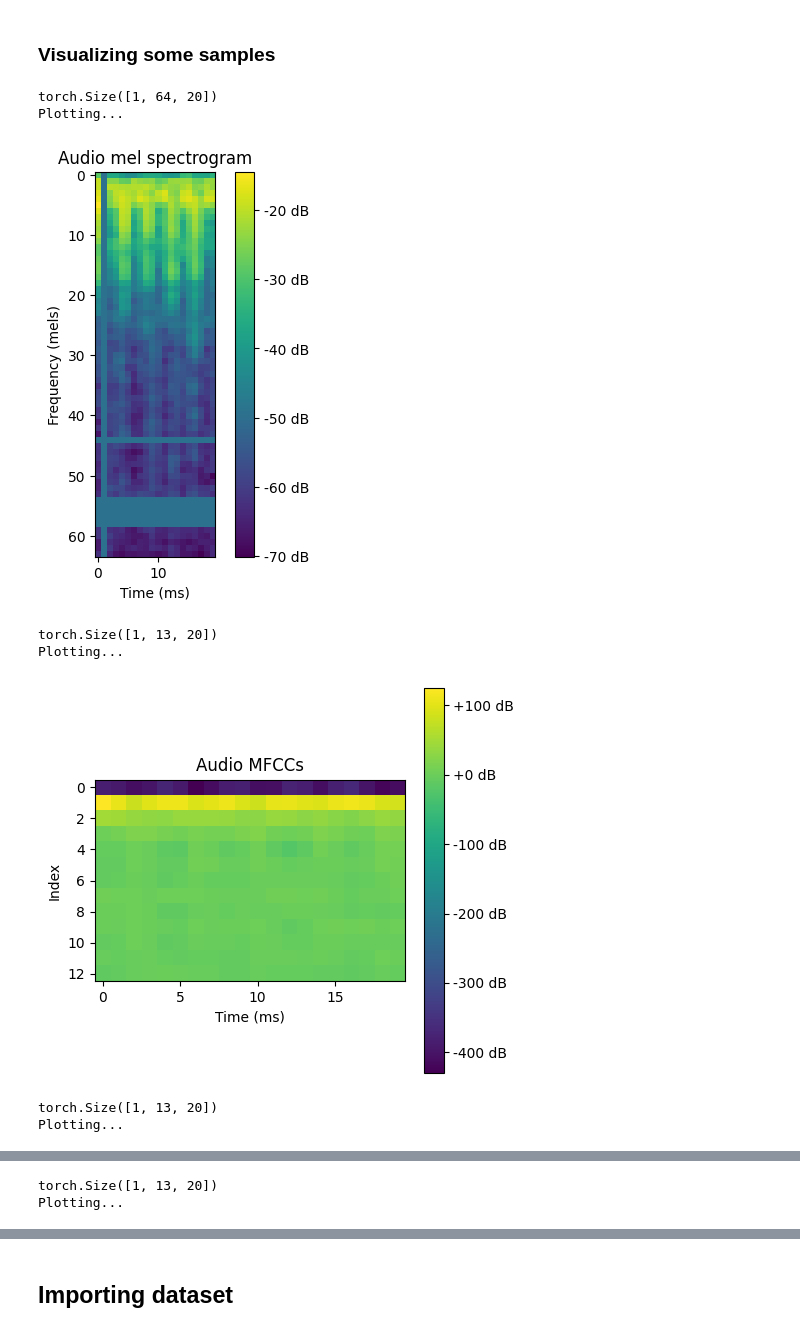
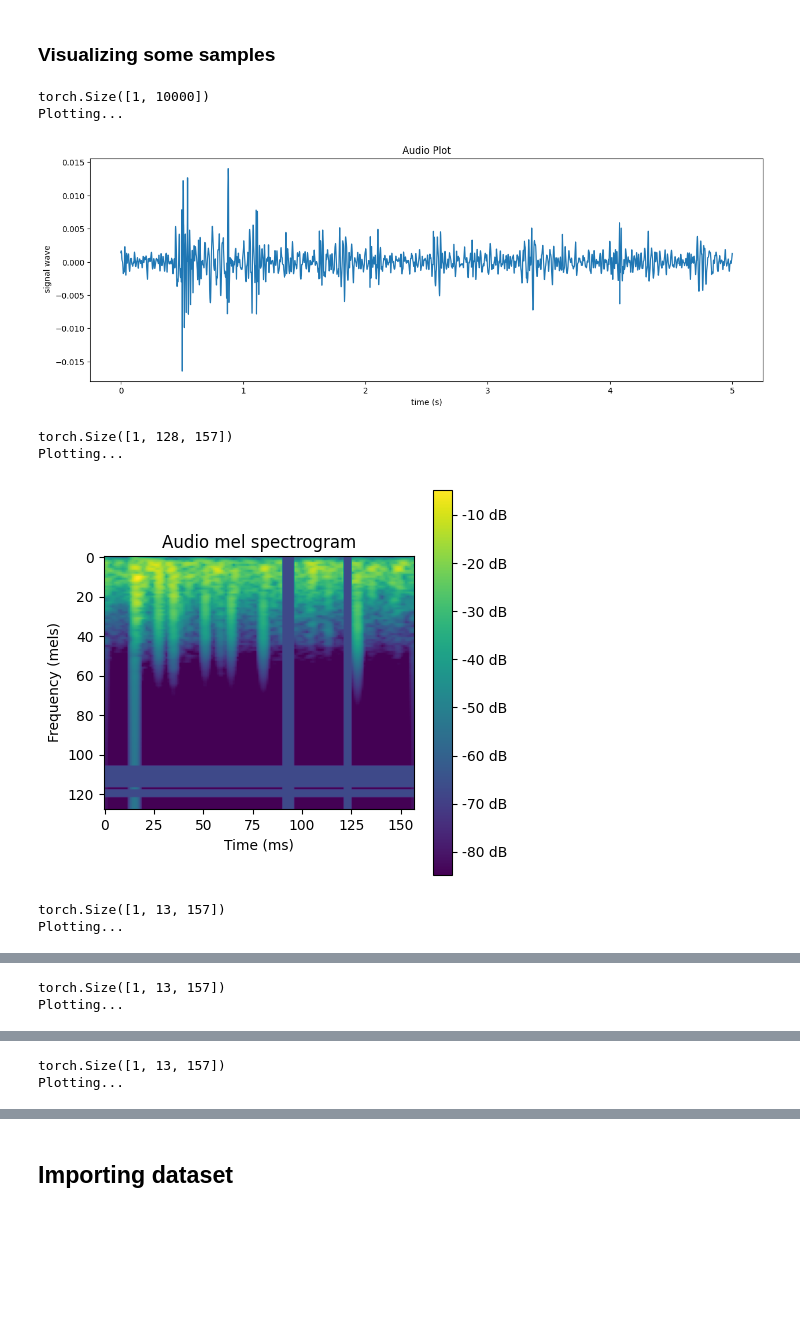
Before and after one commit to iTzAymen/PCG_Classification, a Jupyter notebook: main.ipynb, the cells around one changed output, grey strips where cells are left out. Saved outputs shown, nothing was run; the diff lists cells and outputs as text; code cells hidden in the pictures; blank space fills up the shorter version.

Commit message:
added more metrics and data visualization + some helper functions

```diff
--- a/main.ipynb
+++ b/main.ipynb
@@ -92,7 +106,7 @@ class AudioUtil():
         print('Plotting...')
 
         plt.figure(figsize=(15, 5))
-        plt.plot(time, sig[channel - 1])
+        plt.plot(time, sig.cpu()[channel - 1])
         plt.title('Audio Plot')
         plt.ylabel(' signal wave')
         plt.xlabel('time (s)')
@@ -158,7 +172,7 @@ class AudioUtil():
         sig, sr = aud
 
         if(sr == newsr):
-            return
+            return((sig, sr))
 
         # print('Resampling to ' + str(newsr))
 
@@ -171,6 +185,20 @@ class AudioUtil():
             resig = torch.cat([resig, retwo])
 
         return((resig, newsr))
+
+    @staticmethod
+    def butterworth_filter(aud, low_cutoff_freq=15, high_cutoff_freq=900, order=3):
+        sig, sr = aud
+
+        nyq = 0.5 * sr
+        low = low_cutoff_freq / nyq
+        high = high_cutoff_freq / nyq
+
+        b, a = scipy.signal.butter(order, [low, high], 'bandpass', analog=False)
+        filtered_sig = scipy.signal.filtfilt(b, a, sig, axis=1)
+        filtered_sig = torch.Tensor(filtered_sig.copy()).to(device)
+
+        return ((filtered_sig, sr))
 
     @staticmethod
     def pad_trunc(aud, max_ms):
@@ -255,10 +283,21 @@ class AudioUtil():
         return (delta_mfcc, delta2_mfcc)
 
     @staticmethod
+    def preprocess_audio_only(audio_dir):
+        aud = AudioUtil.open(audio_dir)
+        aud = AudioUtil.rechannel(aud, N_CHANNELS)
+        aud = AudioUtil.resample(aud, SAMPLING_RATE)
+        aud = AudioUtil.pad_trunc(aud, MAX_AUDIO_LENGTH)
+        aud = AudioUtil.time_shift(aud, SHIFT_PCT)
+        aud = AudioUtil.pitch_shift(aud, SHIFT_PCT)
+        sig, sr = aud
+        return sig
+    @staticmethod
     def preprocess_audio(audio_dir):
         aud = AudioUtil.open(audio_dir)
         aud = AudioUtil.rechannel(aud, N_CHANNELS)
         aud = AudioUtil.resample(aud, SAMPLING_RATE)
+        aud = AudioUtil.butterworth_filter(aud, LOW_FREQ, HIGH_FREQ, ORDER)
         aud = AudioUtil.pad_trunc(aud, MAX_AUDIO_LENGTH)
         aud = AudioUtil.time_shift(aud, SHIFT_PCT)
         aud = AudioUtil.pitch_shift(aud, SHIFT_PCT)
@@ -266,23 +305,23 @@ class AudioUtil():
         aug_spec = AudioUtil.spectro_augment(spec, n_freq_masks=2, n_time_masks=2)
         mfcc = AudioUtil.get_MFCC(aud, hop_length=HOP_LENGTH, n_fft=N_FFT, n_mels=N_MELS, n_mfcc=N_MFCC)
         mfcc_1, mfcc_2 = AudioUtil.get_DeltaMFCC(mfcc)
-
         return (aud, spec, aug_spec, mfcc, mfcc_1, mfcc_2)
 # %% [markdown]
 ### Visualizing some samples
 # %%
-_, _, aug_spec, mfcc, delta_mfcc, delta2_mfcc = AudioUtil.preprocess_audio('./Dataset/PhysioNet/validation/a0001.wav')
+aud, _, aug_spec, mfcc, delta_mfcc, delta2_mfcc = AudioUtil.preprocess_audio('./Dataset/PhysioNet/validation/a0009.wav')
 
+AudioUtil.print(aud, 1)
 AudioUtil.display_spectrogram(aug_spec.cpu())
 AudioUtil.display_MFCC(mfcc.cpu())
-AudioUtil.display_MFCC(delta_mfcc.cpu())
-AudioUtil.display_MFCC(delta2_mfcc.cpu())
+AudioUtil.display_MFCC(delta_mfcc.cpu(), label='Audio first order MFCC')
+AudioUtil.display_MFCC(delta2_mfcc.cpu(), label='Audio second order MFCC')
 # %% [output]
-torch.Size([1, 64, 20])
+torch.Size([1, 10000])
 Plotting...
-[figure, old version]
+[figure, new version]
-torch.Size([1, 13, 20])
+torch.Size([1, 128, 157])
 Plotting...
-[figure, old version]
+[figure, new version]
-torch.Size([1, 13, 20])
+torch.Size([1, 13, 157])
 Plotting...
@@ -290,2 +329,2 @@ Plotting...
-torch.Size([1, 13, 20])
+torch.Size([1, 13, 157])
 Plotting...
@@ -292,0 +332,2 @@ Plotting...
+torch.Size([1, 13, 157])
+Plotting...
```
Also changed, not shown: parts of 22 cells of this notebook, 5 other files.
